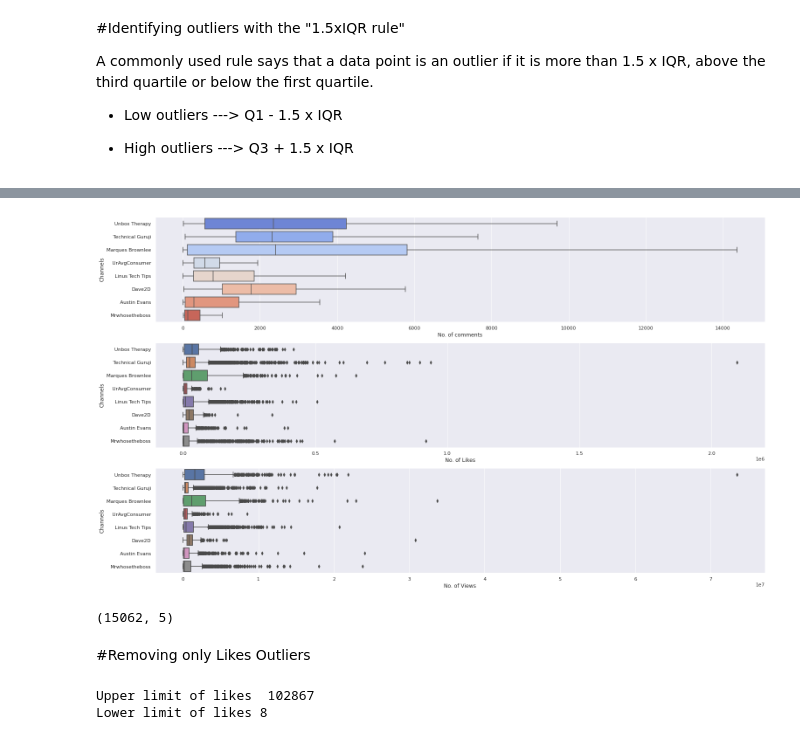
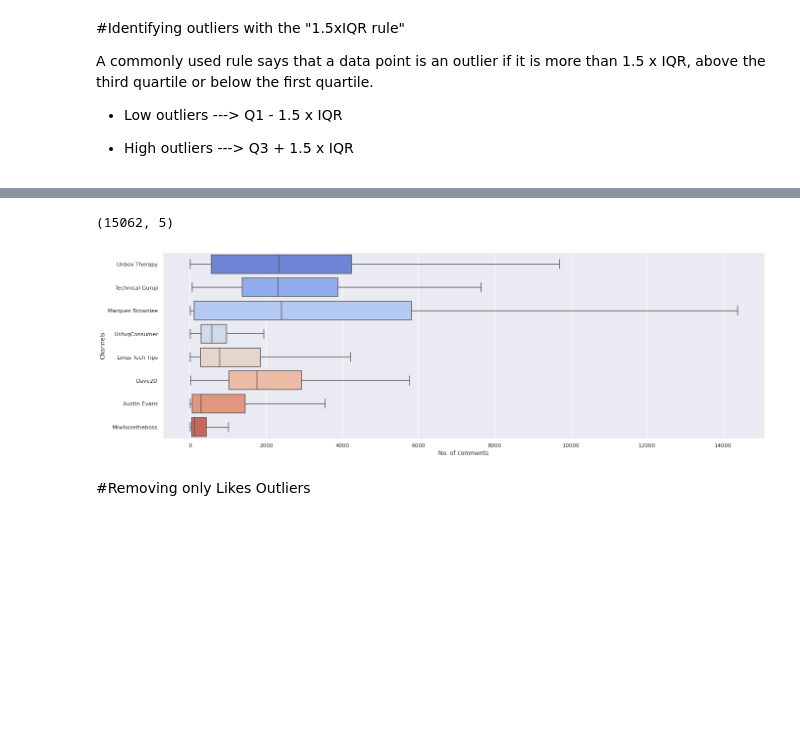
Before and after one commit to PyAshishMhatre/Channel-Analysis-using-Youtube-Data-API, a Jupyter notebook: YoutubeAnalysis.ipynb, the cells around one changed output, grey strips where cells are left out. Cells and saved outputs as stored; diff of their text form; code cells hidden in the pictures; blank space fills up the shorter version.

```diff
--- a/YoutubeAnalysis.ipynb
+++ b/YoutubeAnalysis.ipynb
@@ -489,6 +488,0 @@ def BoxLimits(x):
-# %%
-outlier = []
-for channels in stats['Video_Channel_title'].unique():
-  df = stats[stats['Video_Channel_title'] == channels]
-  u,l = BoxLimits(df['Stats_Comment'])
-  outlier.extend(df[(df['Stats_Comment'] < l) | (df['Stats_Comment'] > u) ].index)
@@ -497,9 +491,17 @@ comments = stats.drop(index = outlier)
 # %%
-outlier = []
-for channels in comments['Video_Channel_title'].unique():
-  df = comments[comments['Video_Channel_title'] == channels]
-  u,l = BoxLimits(df['Stats_Comment'])
-  outlier.extend(df[(df['Stats_Comment'] < l) | (df['Stats_Comment'] > u) ].index)
-  print(len(outlier))
+def remove(col):
+  outlier = []
+  df = stats.copy()
+  flag = True
+  while flag:
 
-comments = comments.drop(index = outlier)
+    for channels in stats['Video_Channel_title'].unique():
+      channel = df[df['Video_Channel_title'] == channels]
+      u,l = BoxLimits(channel[col])
+      outlier.extend(channel[(channel[col] < l) | (channel[col] > u) ].index)
+    if len(outlier) > 0:
+      df.drop(index = outlier, inplace = True)
+      outlier = []
+    else:
+      flag = False
+  return df
@@ -515,34 +508,18 @@ comments = comments.drop(index = outlier)
+# %%
+comments = remove('Stats_Comment')
+# %%
+comments.shape
+# %% [output]
+(15062, 5)
 # %%
-fig, axes = plt.subplots(3, 1, figsize=(25, 15))
+fig = plt.figure(figsize=(22, 7))
 
-b = sns.boxplot(x=comments['Stats_Comment'], y=comments['Video_Channel_title'], ax=axes[0], palette='coolwarm')
+b = sns.boxplot(x=comments['Stats_Comment'], y=comments['Video_Channel_title'], palette='coolwarm')
 b.set_xlabel('No. of comments')
 b.set_ylabel('Channels')
 
-
-b = sns.boxplot(x=stats['Stats_Like'], y=stats['Video_Channel_title'],    ax=axes[1])
-b.set_xlabel('No. of Likes')
-b.set_ylabel('Channels')
-
-
-b = sns.boxplot(x=stats['Stats_view'], y=stats['Video_Channel_title'],    ax=axes[2])
-b.set_xlabel('No. of Views')
-b.set_ylabel('Channels')
-
 plt.show()
 # %% [output]
-[figure, old version]
+[figure, new version]
-# %%
-stats.shape
-comments.shape
-# %% [output]
-(15062, 5)
 # %% [markdown]
 #Removing only Likes Outliers
-# %%
-upper, lower = BoxLimits(stats['Stats_Like'])
-print('Upper limit of likes ',upper)
-print('Lower limit of likes', lower)
-# %% [output]
-Upper limit of likes  102867
-Lower limit of likes 8
```
Also changed, not shown: parts of 39 cells of this notebook.
